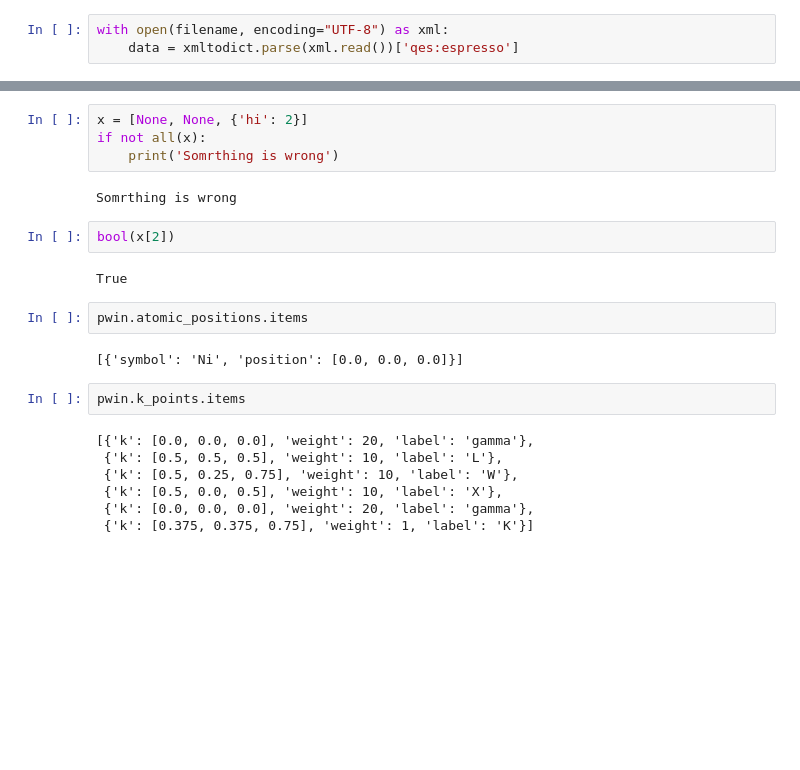
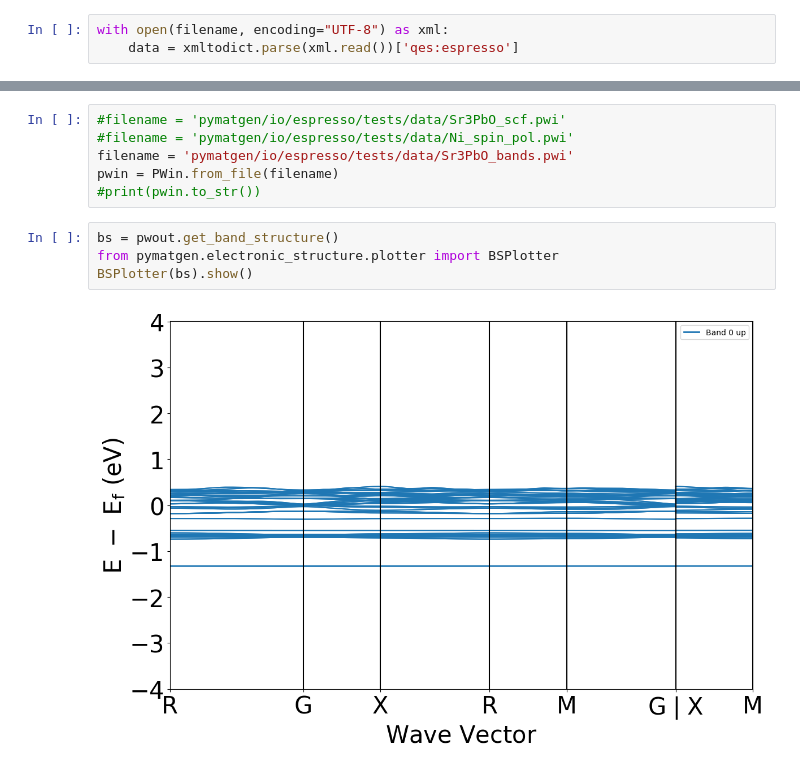
Before and after one commit to Griffin-Group/pymatgen-io-espresso, a Jupyter notebook: debug.ipynb, the cells around one changed output, grey strips where cells are left out. Drawn from its saved outputs; the diff is of its cells as text; blank space fills up the shorter version.

```diff
--- a/debug.ipynb
+++ b/debug.ipynb
@@ -39,23 +20,12 @@ OrderedDict([('diagonalization', 'david'),
-# %%
-x = [None, None, {'hi': 2}]
-if not all(x):
-    print('Somrthing is wrong')
-# %% [output]
-Somrthing is wrong
-# %%
-bool(x[2])
-# %% [output]
-True
-# %%
-pwin.atomic_positions.items
-# %% [output]
-[{'symbol': 'Ni', 'position': [0.0, 0.0, 0.0]}]
-# %%
-pwin.k_points.items
-# %% [output]
-[{'k': [0.0, 0.0, 0.0], 'weight': 20, 'label': 'gamma'},
- {'k': [0.5, 0.5, 0.5], 'weight': 10, 'label': 'L'},
- {'k': [0.5, 0.25, 0.75], 'weight': 10, 'label': 'W'},
- {'k': [0.5, 0.0, 0.5], 'weight': 10, 'label': 'X'},
- {'k': [0.0, 0.0, 0.0], 'weight': 20, 'label': 'gamma'},
- {'k': [0.375, 0.375, 0.75], 'weight': 1, 'label': 'K'}]
+# %%
+#filename = 'pymatgen/io/espresso/tests/data/Sr3PbO_scf.pwi'
+#filename = 'pymatgen/io/espresso/tests/data/Ni_spin_pol.pwi'
+filename = 'pymatgen/io/espresso/tests/data/Sr3PbO_bands.pwi'
+pwin = PWin.from_file(filename)
+#print(pwin.to_str())
+# %%
+bs = pwout.get_band_structure()
+from pymatgen.electronic_structure.plotter import BSPlotter
+BSPlotter(bs).show()
+# %% [output]
+[figure, added]
```
Also changed, not shown: parts of 6 cells of this notebook.
